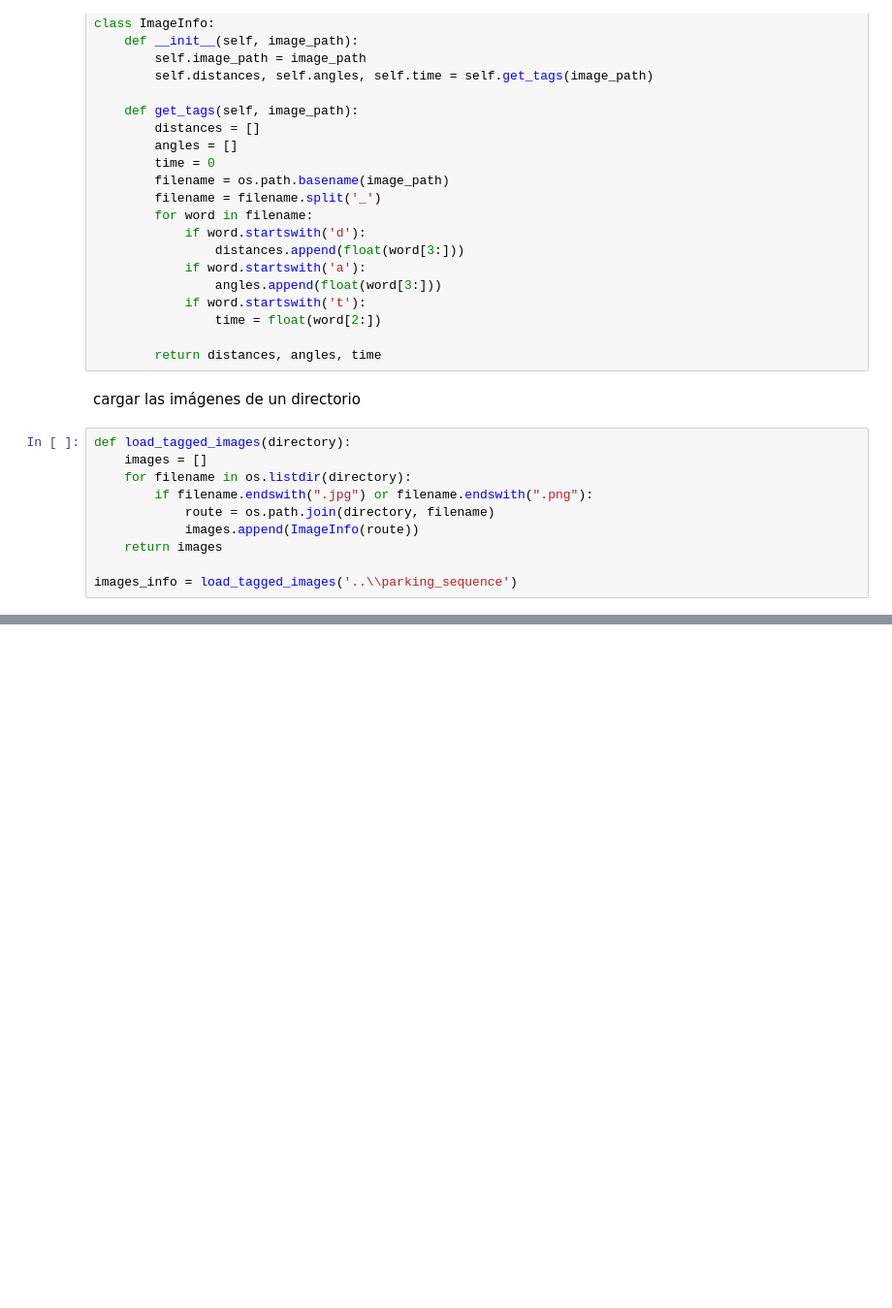
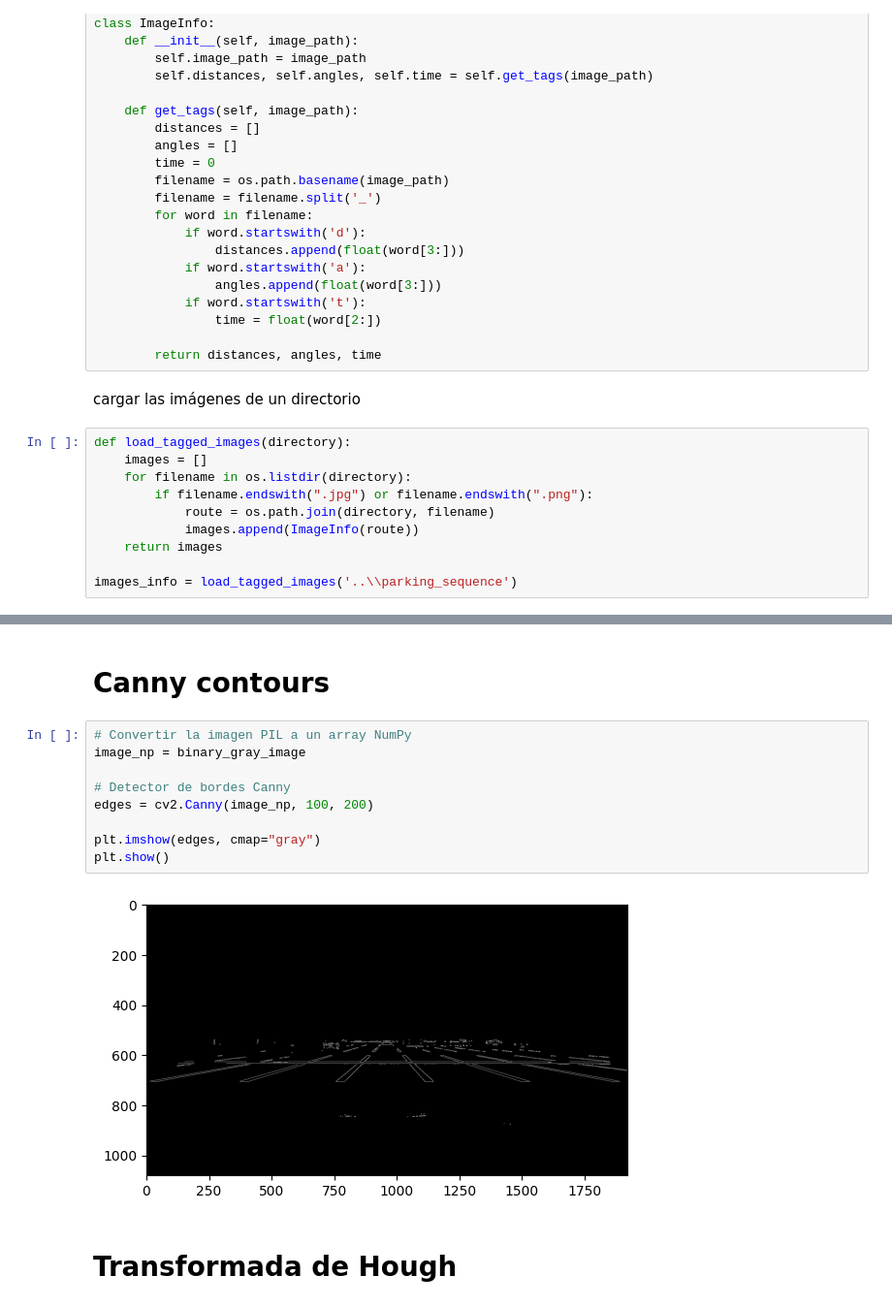
Before and after one commit to rubenmartinezgonzalez94/UADY-carla-tests, a Jupyter notebook: simulations/Lane_detection/Lane_detection.ipynb, the cells around one changed output, grey strips where cells are left out. Shown at 97% size. Drawn from its saved outputs; the diff is of its cells as text; blank space fills up the shorter version.

```diff
--- a/simulations/Lane_detection/Lane_detection.ipynb
+++ b/simulations/Lane_detection/Lane_detection.ipynb
@@ -63,0 +98,15 @@ for image in images_info:
+# %% [markdown]
+# Canny contours
+# %%
+# Convertir la imagen PIL a un array NumPy
+image_np = binary_gray_image
+
+# Detector de bordes Canny
+edges = cv2.Canny(image_np, 100, 200)
+
+plt.imshow(edges, cmap="gray")
+plt.show()
+# %% [output]
+[figure, added]
+# %% [markdown]
+# Transformada de Hough
```
Also changed, not shown: parts of 23 cells of this notebook.
